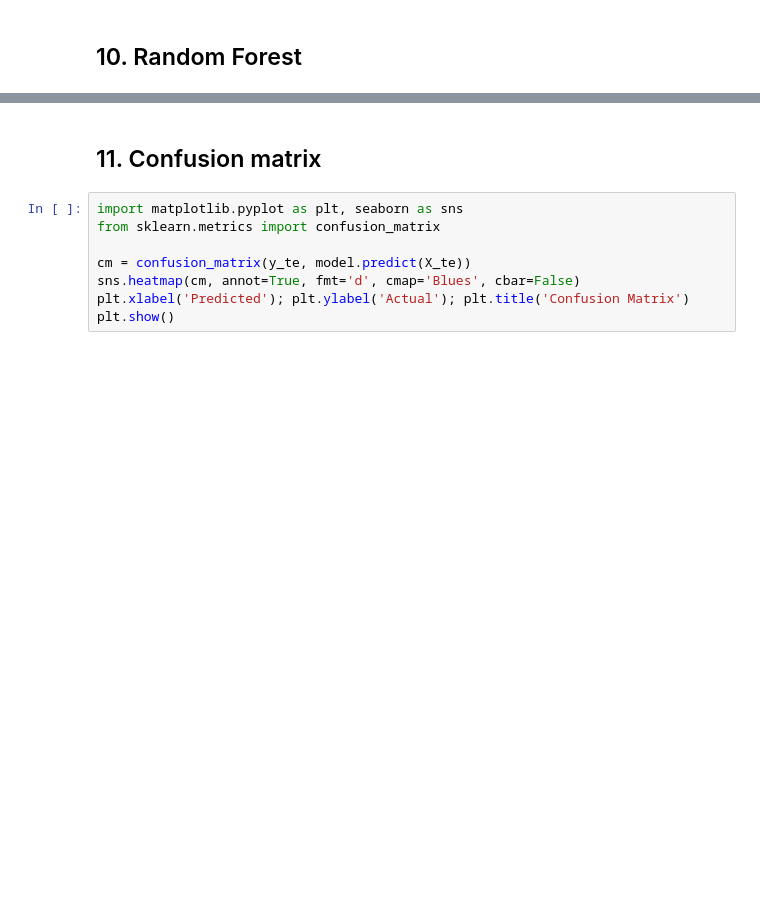
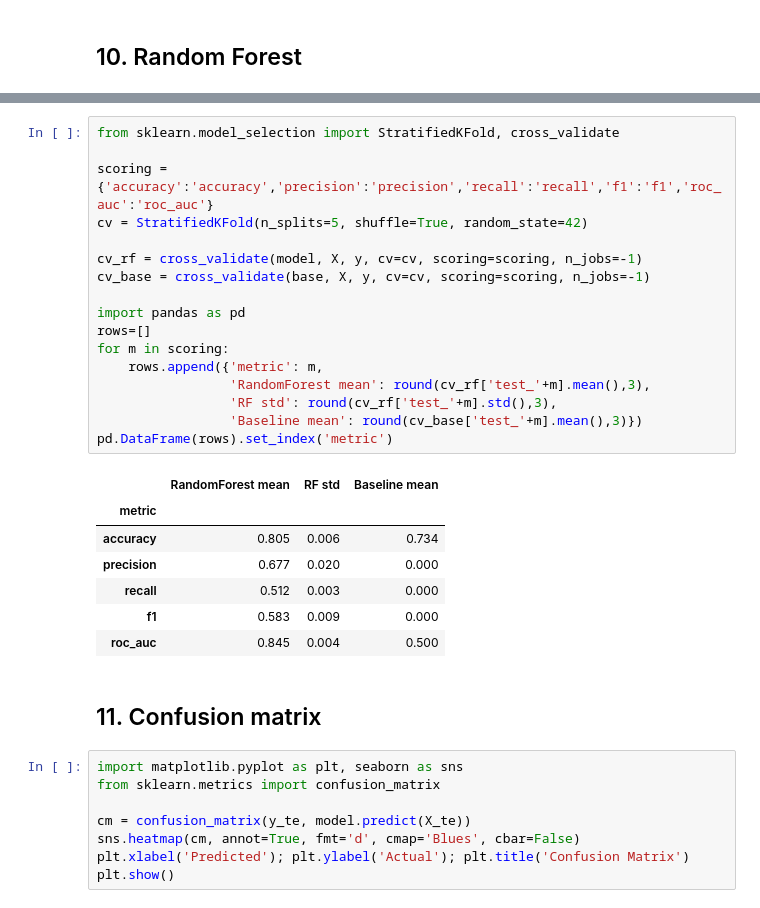
Before and after one commit to sahindemirbas/customer-churn-prediction, a Jupyter notebook: notebooks/churn_analysis.ipynb, the cells around one changed output, grey strips where cells are left out. Saved outputs shown, nothing was run; the diff lists cells and outputs as text; blank space fills up the shorter version.

```diff
--- a/notebooks/churn_analysis.ipynb
+++ b/notebooks/churn_analysis.ipynb
@@ -115,3 +189,28 @@ print('RandomForest:', {k: round(v,4) for k,v in metrics.items()})
+# %%
+from sklearn.model_selection import StratifiedKFold, cross_validate
+
+scoring = {'accuracy':'accuracy','precision':'precision','recall':'recall','f1':'f1','roc_auc':'roc_auc'}
+cv = StratifiedKFold(n_splits=5, shuffle=True, random_state=42)
+
+cv_rf = cross_validate(model, X, y, cv=cv, scoring=scoring, n_jobs=-1)
+cv_base = cross_validate(base, X, y, cv=cv, scoring=scoring, n_jobs=-1)
+
+import pandas as pd
+rows=[]
+for m in scoring:
+    rows.append({'metric': m,
+                 'RandomForest mean': round(cv_rf['test_'+m].mean(),3),
+                 'RF std': round(cv_rf['test_'+m].std(),3),
+                 'Baseline mean': round(cv_base['test_'+m].mean(),3)})
+pd.DataFrame(rows).set_index('metric')
+# %% [output]
+|  | RandomForest mean | RF std | Baseline mean |
+| metric |  |  |  |
+| accuracy | 0.805 | 0.006 | 0.734 |
+| precision | 0.677 | 0.020 | 0.000 |
+| recall | 0.512 | 0.003 | 0.000 |
+| f1 | 0.583 | 0.009 | 0.000 |
+| roc_auc | 0.845 | 0.004 | 0.500 |
 # %% [markdown]
 ## 11. Confusion matrix
 # %%
```
Also changed, not shown: parts of 20 cells of this notebook, 4 other files.
